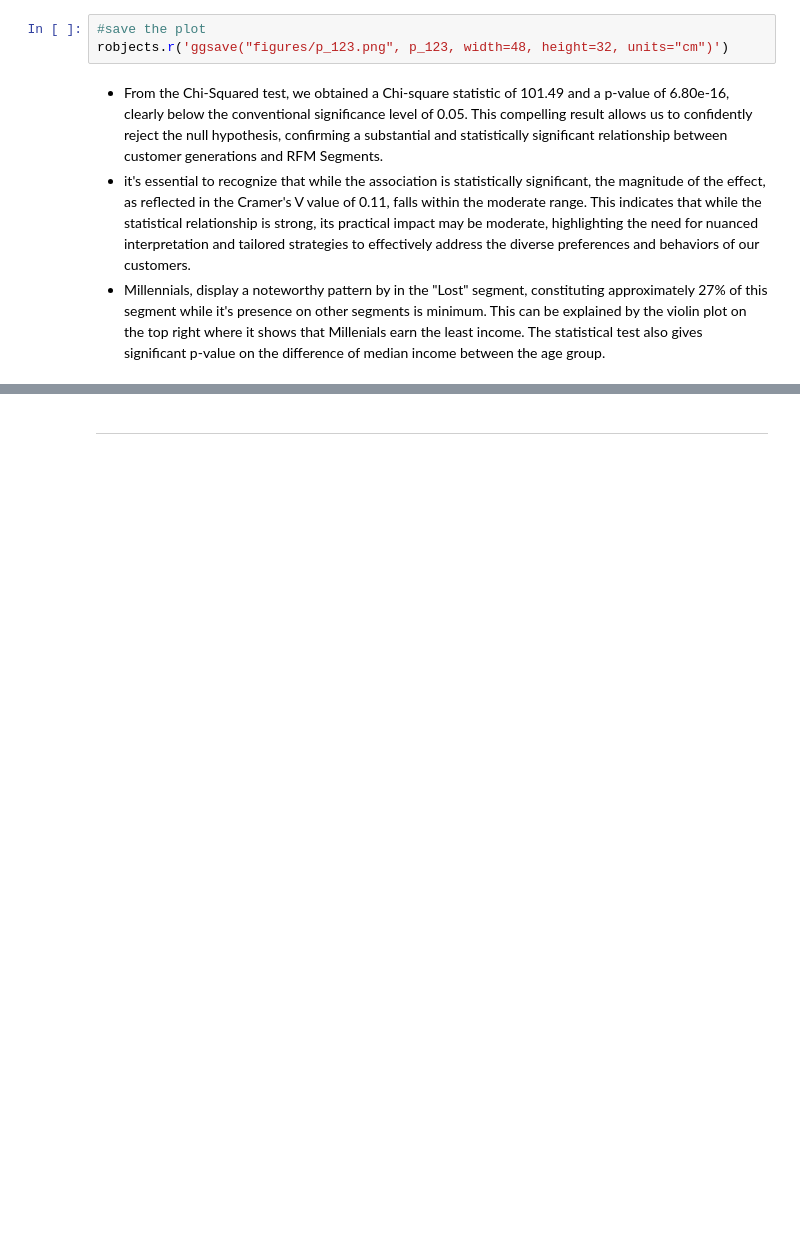
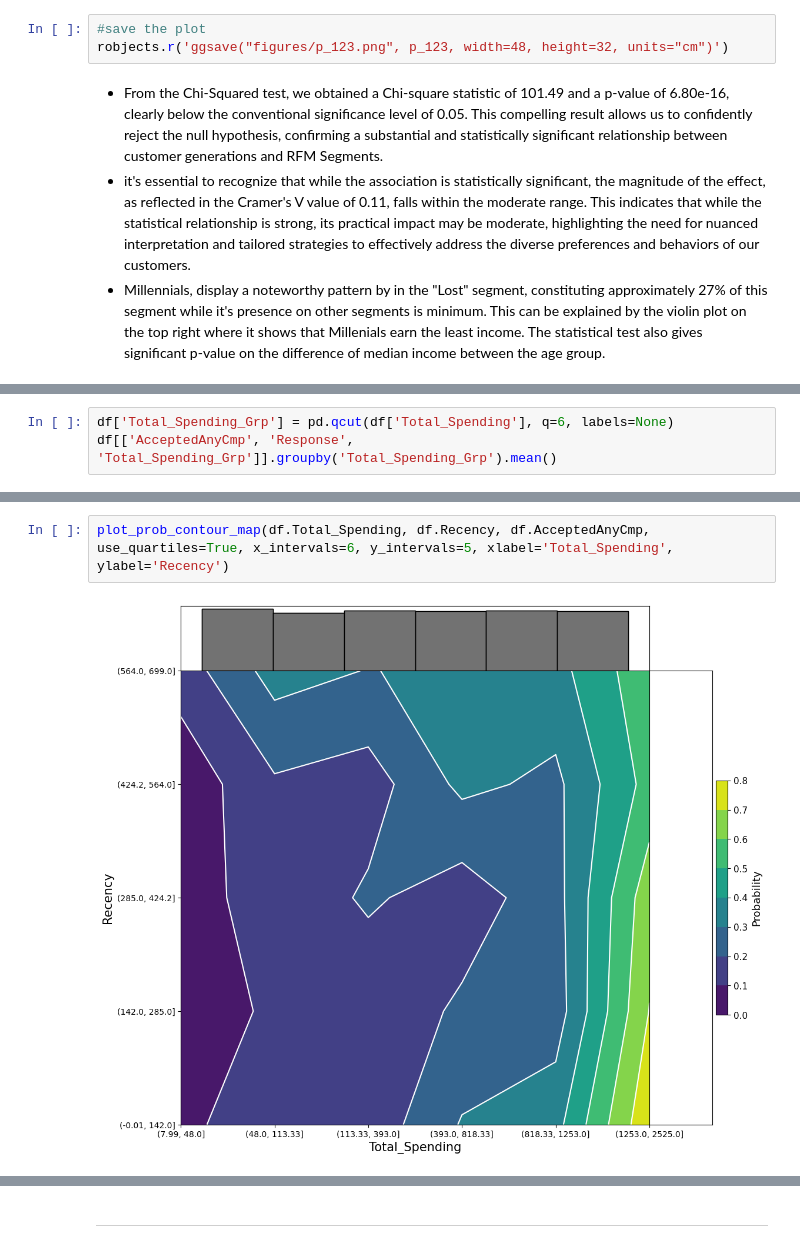
Before and after one commit to ramdhanhdy/DS_Project, a Jupyter notebook: Optimizing Customer Segmentation/RFM Analysis.ipynb, the cells around one changed output, grey strips where cells are left out. Saved outputs shown, nothing was run; the diff lists cells and outputs as text; blank space fills up the shorter version.

```diff
--- a/Optimizing Customer Segmentation/RFM Analysis.ipynb
+++ b/Optimizing Customer Segmentation/RFM Analysis.ipynb
@@ -644,0 +976,3 @@ robjects.r('ggsave("figures/p_123.png", p_123, width=48, height=32, units="cm")'
+# %%
+df['Total_Spending_Grp'] = pd.qcut(df['Total_Spending'], q=6, labels=None)
+df[['AcceptedAnyCmp', 'Response', 'Total_Spending_Grp']].groupby('Total_Spending_Grp').mean()
@@ -644,0 +1026,4 @@ robjects.r('ggsave("figures/p_123.png", p_123, width=48, height=32, units="cm")'
+# %%
+plot_prob_contour_map(df.Total_Spending, df.Recency, df.AcceptedAnyCmp, use_quartiles=True, x_intervals=6, y_intervals=5, xlabel='Total_Spending', ylabel='Recency')
+# %% [output]
+[figure, added]
```
Also changed, not shown: parts of 18 cells of this notebook.
